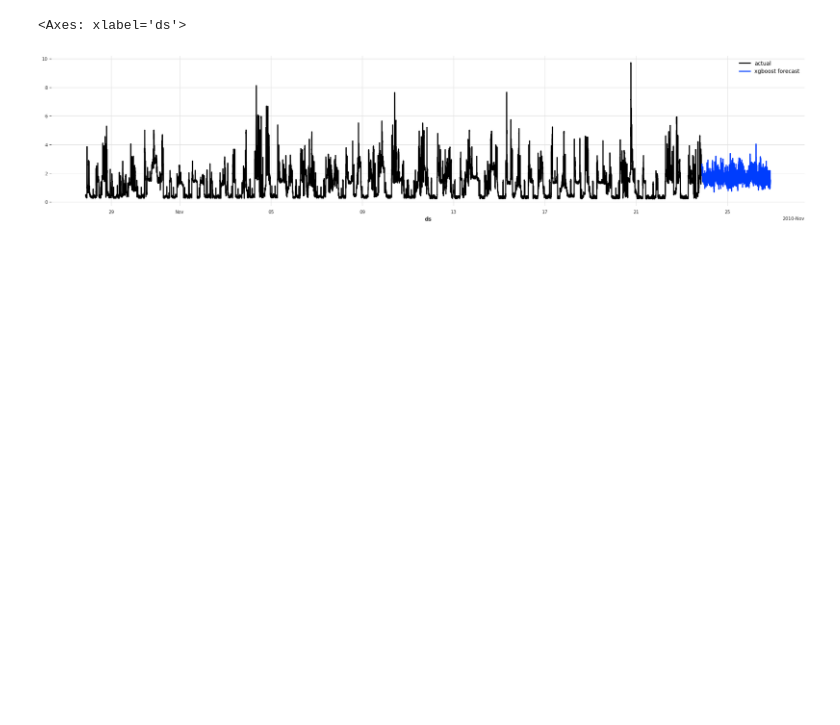
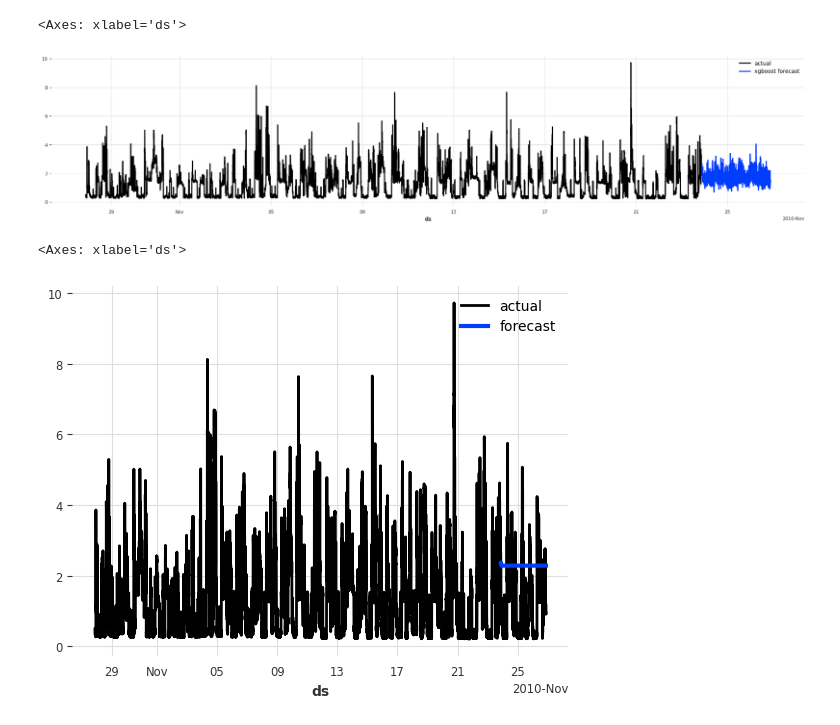
Before and after one commit to kosmydel/stock-timeseries-prediction, a Jupyter notebook: electricity.ipynb, the cells around one changed output. Drawn from its saved outputs; the diff is of its cells as text; code cells hidden in the pictures; blank space fills up the shorter version.

```diff
--- a/electricity.ipynb
+++ b/electricity.ipynb
@@ -102,11 +102,11 @@ naive_forecast.plot(label="naive forecast (K=1)")
 from darts.models.forecasting.xgboost import XGBModel
 
 xgb_model = XGBModel(
-    lags=12,
+    lags=24 * 60,
     output_chunk_length=100,
 )
 
-xgb_model.fit(target, verbose=True)
+xgb_model.fit(train, verbose=True)
 
 xgb_forecast = xgb_model.predict(to_predict)
 # %% [output]
@@ -122,11 +121,11 @@ xgb_forecast.plot(label="xgboost forecast")
 # %%
 # arima model
 from darts.models import AutoARIMA
 
-model = AutoARIMA()
+model = AutoARIMA(verbose=True)
 model.fit(train)
 
-prediction = model.predict(to_predict)
-
-series.plot(label='actual')
-prediction.plot(label='forecast', lw=3)
+prediction = model.predict(to_predict, verbose=True)
+# %% [output]
+<Axes: xlabel='ds'>
+[figure, added]
```
Also changed, not shown: parts of 12 cells of this notebook.
